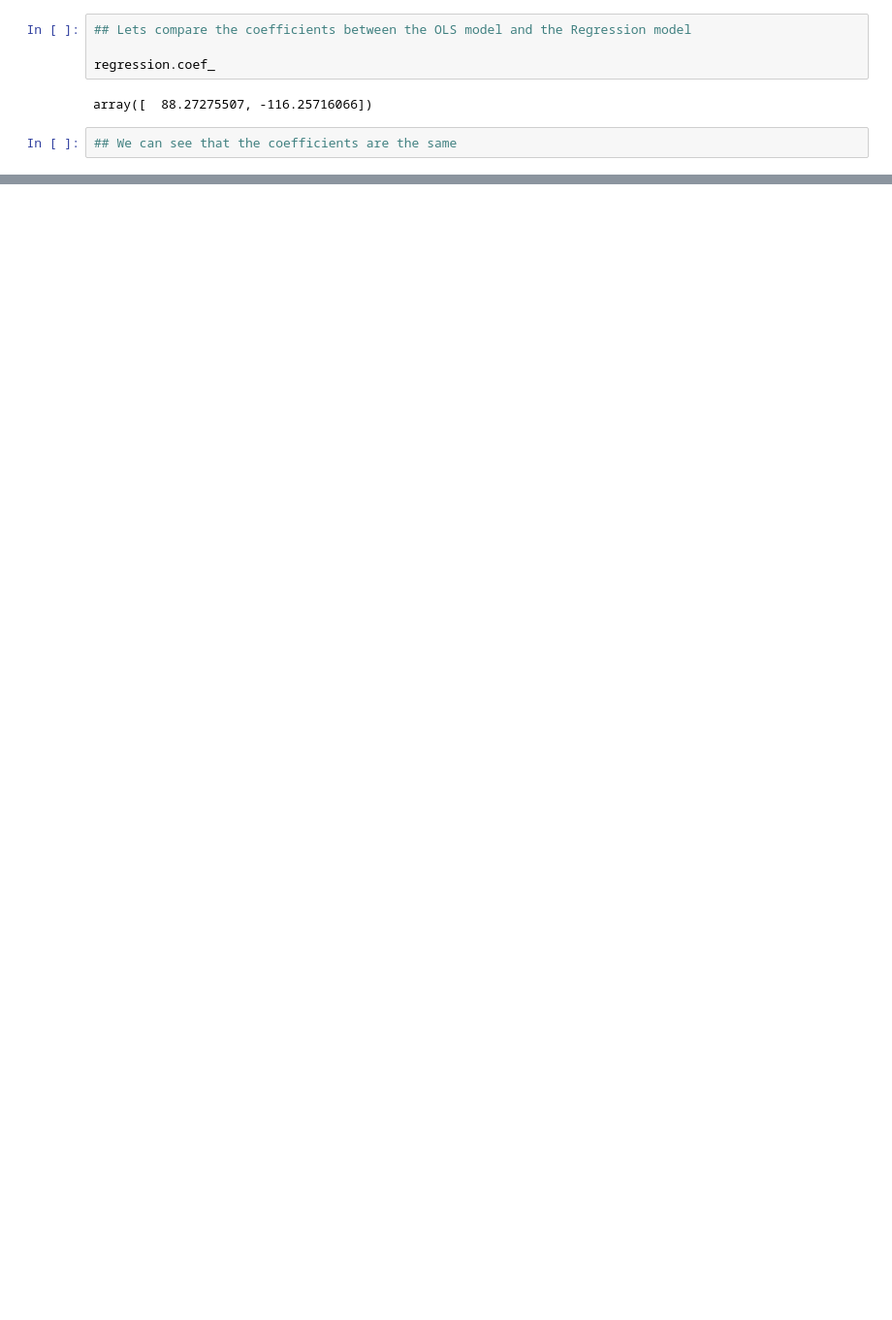
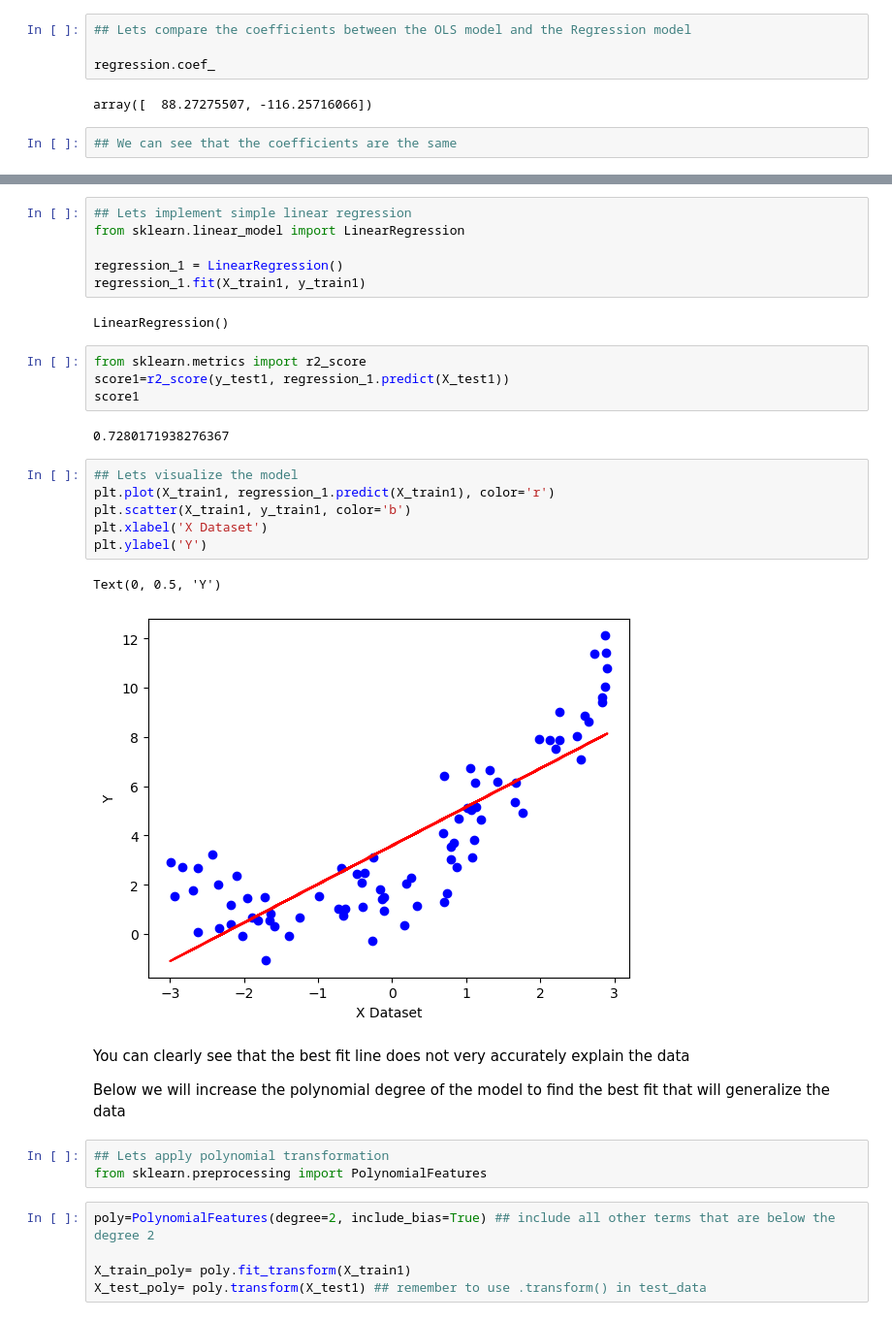
Before and after one commit to Udeani4/Machine-Learning-Course, a Jupyter notebook: machine_learning_2.ipynb, the cells around one changed output, grey strips where cells are left out. Shown at 97% size. Cells and saved outputs as stored; diff of their text form; blank space fills up the shorter version.

```diff
--- a/machine_learning_2.ipynb
+++ b/machine_learning_2.ipynb
@@ -488,0 +515,35 @@ array([  88.27275507, -116.25716066])
+# %%
+## Lets implement simple linear regression
+from sklearn.linear_model import LinearRegression
+
+regression_1 = LinearRegression()
+regression_1.fit(X_train1, y_train1)
+# %% [output]
+LinearRegression()
+# %%
+from sklearn.metrics import r2_score
+score1=r2_score(y_test1, regression_1.predict(X_test1))
+score1
+# %% [output]
+0.7280171938276367
+# %%
+## Lets visualize the model
+plt.plot(X_train1, regression_1.predict(X_train1), color='r')
+plt.scatter(X_train1, y_train1, color='b')
+plt.xlabel('X Dataset')
+plt.ylabel('Y')
+# %% [output]
+Text(0, 0.5, 'Y')
+[figure, added]
+# %% [markdown]
+You can clearly see that the best fit line does not very accurately explain the data
+
+Below we will increase the polynomial degree of the model to find the best fit that will generalize the data
+# %%
+## Lets apply polynomial transformation
+from sklearn.preprocessing import PolynomialFeatures
+# %%
+poly=PolynomialFeatures(degree=2, include_bias=True) ## include all other terms that are below the degree 2
+
+X_train_poly= poly.fit_transform(X_train1)
+X_test_poly= poly.transform(X_test1) ## remember to use .transform() in test_data
```
Also changed, not shown: parts of 32 cells of this notebook.
